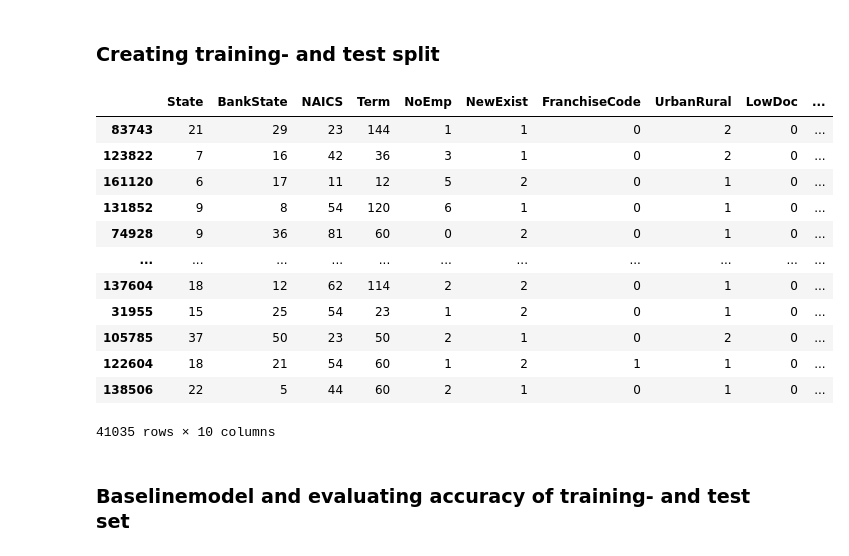
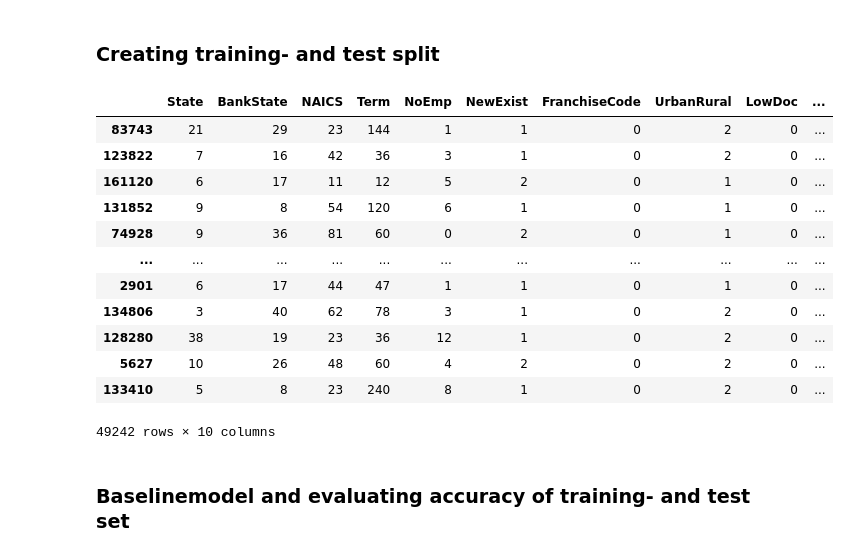
Before and after one commit to andreasmonster/bigdata, a Jupyter notebook: SBAnational_final.ipynb, the cells around one changed output. Saved outputs shown, nothing was run; the diff lists cells and outputs as text; code cells hidden in the pictures.

```diff
--- a/SBAnational_final.ipynb
+++ b/SBAnational_final.ipynb
@@ -89,26 +89,26 @@ Index(['State', 'BankState', 'NAICS', 'Term', 'NoEmp', 'NewExist',
 # %%
 #Creating training- and test split of the data, with function from sklearn.model library
 
-#splitting code intro training and test set, with 75% of data used for training and 25% for testing
+#splitting code intro training and test set, with 70% of data used for training and 30% for testing
 #random seed is set to 42, for repoducibillity
-x_train, x_test, y_train, y_test = train_test_split(x, y, test_size=0.25, random_state=42)
+x_train, x_test, y_train, y_test = train_test_split(x, y, test_size=0.30, random_state=42)
 
 x_train
 x_test
 # %% [output]
 |  | State | BankState | NAICS | Term | NoEmp | NewExist | FranchiseCode | UrbanRural | LowDoc | ... |
 | 83743 | 21 | 29 | 23 | 144 | 1 | 1 | 0 | 2 | 0 | ... |
 | 123822 | 7 | 16 | 42 | 36 | 3 | 1 | 0 | 2 | 0 | ... |
 | 161120 | 6 | 17 | 11 | 12 | 5 | 2 | 0 | 1 | 0 | ... |
 | 131852 | 9 | 8 | 54 | 120 | 6 | 1 | 0 | 1 | 0 | ... |
 | 74928 | 9 | 36 | 81 | 60 | 0 | 2 | 0 | 1 | 0 | ... |
 | ... | ... | ... | ... | ... | ... | ... | ... | ... | ... | ... |
-| 137604 | 18 | 12 | 62 | 114 | 2 | 2 | 0 | 1 | 0 | ... |
-| 31955 | 15 | 25 | 54 | 23 | 1 | 2 | 0 | 1 | 0 | ... |
-| 105785 | 37 | 50 | 23 | 50 | 2 | 1 | 0 | 2 | 0 | ... |
-| 122604 | 18 | 21 | 54 | 60 | 1 | 2 | 1 | 1 | 0 | ... |
-| 138506 | 22 | 5 | 44 | 60 | 2 | 1 | 0 | 1 | 0 | ... |
+| 2901 | 6 | 17 | 44 | 47 | 1 | 1 | 0 | 1 | 0 | ... |
+| 134806 | 3 | 40 | 62 | 78 | 3 | 1 | 0 | 2 | 0 | ... |
+| 128280 | 38 | 19 | 23 | 36 | 12 | 1 | 0 | 2 | 0 | ... |
+| 5627 | 10 | 26 | 48 | 60 | 4 | 2 | 0 | 2 | 0 | ... |
+| 133410 | 5 | 8 | 23 | 240 | 8 | 1 | 0 | 2 | 0 | ... |
-41035 rows × 10 columns
+49242 rows × 10 columns
 # %% [markdown]
 ###  Baselinemodel and evaluating accuracy of training- and test set
 # %%
```
Also changed, not shown: parts of 20 cells of this notebook.
